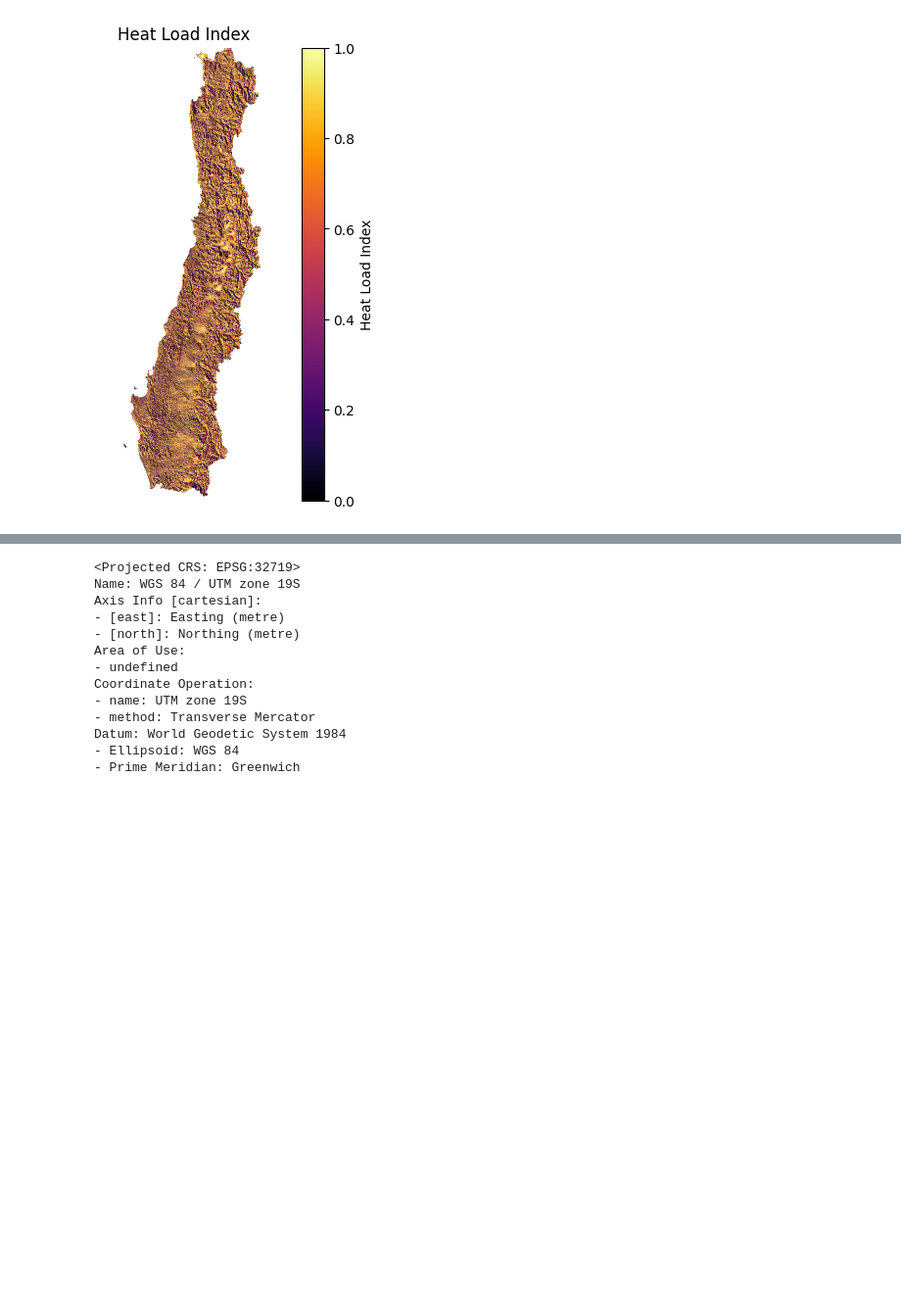
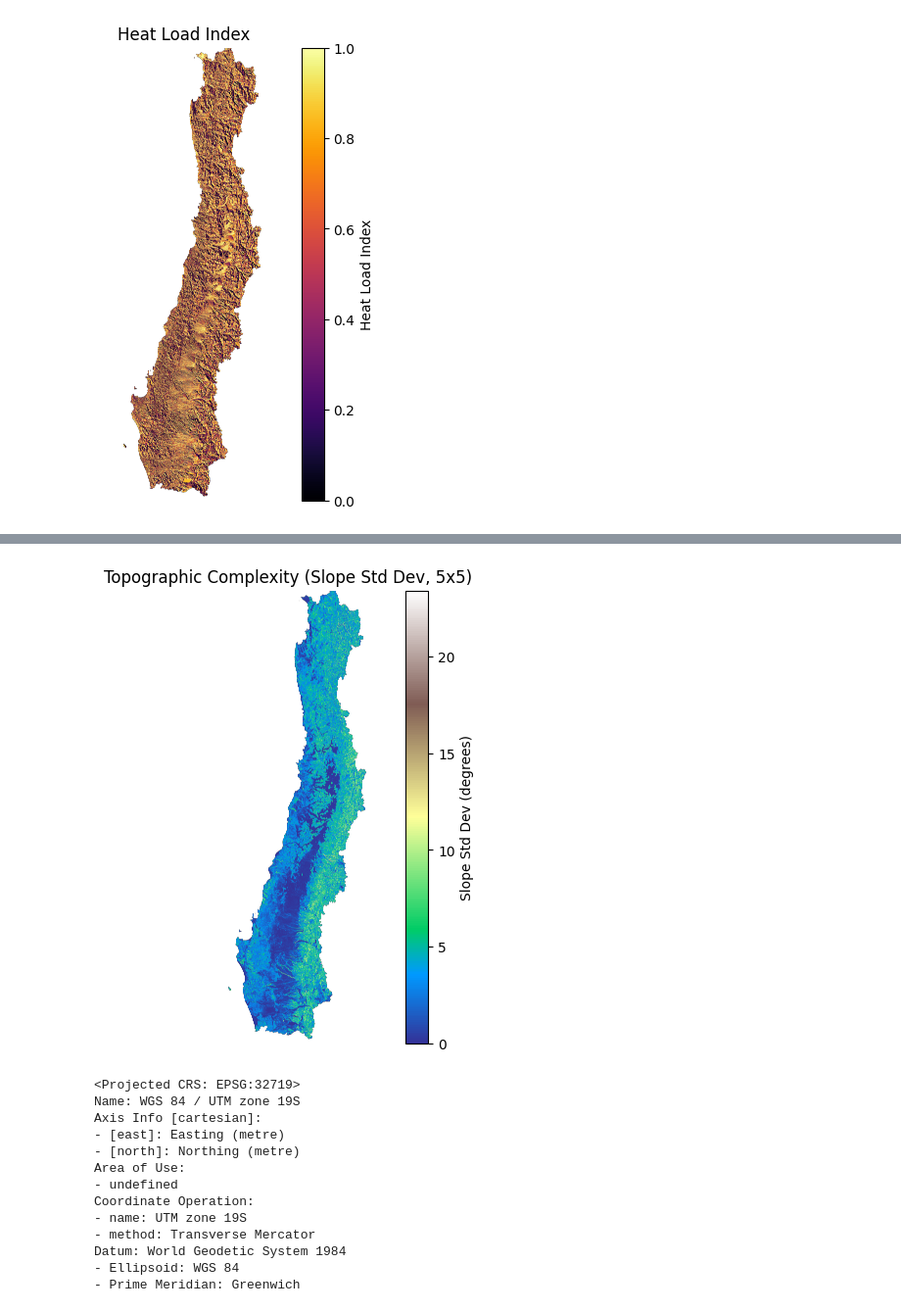
Before and after one commit to abbystokes/wildfire-risk-ml, a Jupyter notebook: elevation_variables_extraction.ipynb, the cells around one changed output, grey strips where cells are left out. Shown at 98% size. Cells and saved outputs as stored; diff of their text form; code cells hidden in the pictures; blank space fills up the shorter version.

```diff
--- a/elevation_variables_extraction.ipynb
+++ b/elevation_variables_extraction.ipynb
@@ -162,3 +190,12 @@ EPSG:32719
+# %%
+plt.figure(figsize=(10, 6))
+plt.imshow(complexity, cmap='terrain')
+plt.title(f"Topographic Complexity (Slope Std Dev, {window_size}x{window_size})")
+plt.colorbar(label='Slope Std Dev (degrees)')
+plt.axis('off')
+plt.show()
+# %% [output]
+[figure, added]
 # %%
 # Crop to maule (For Abby)
 
```
Also changed, not shown: parts of 2 cells of this notebook.
